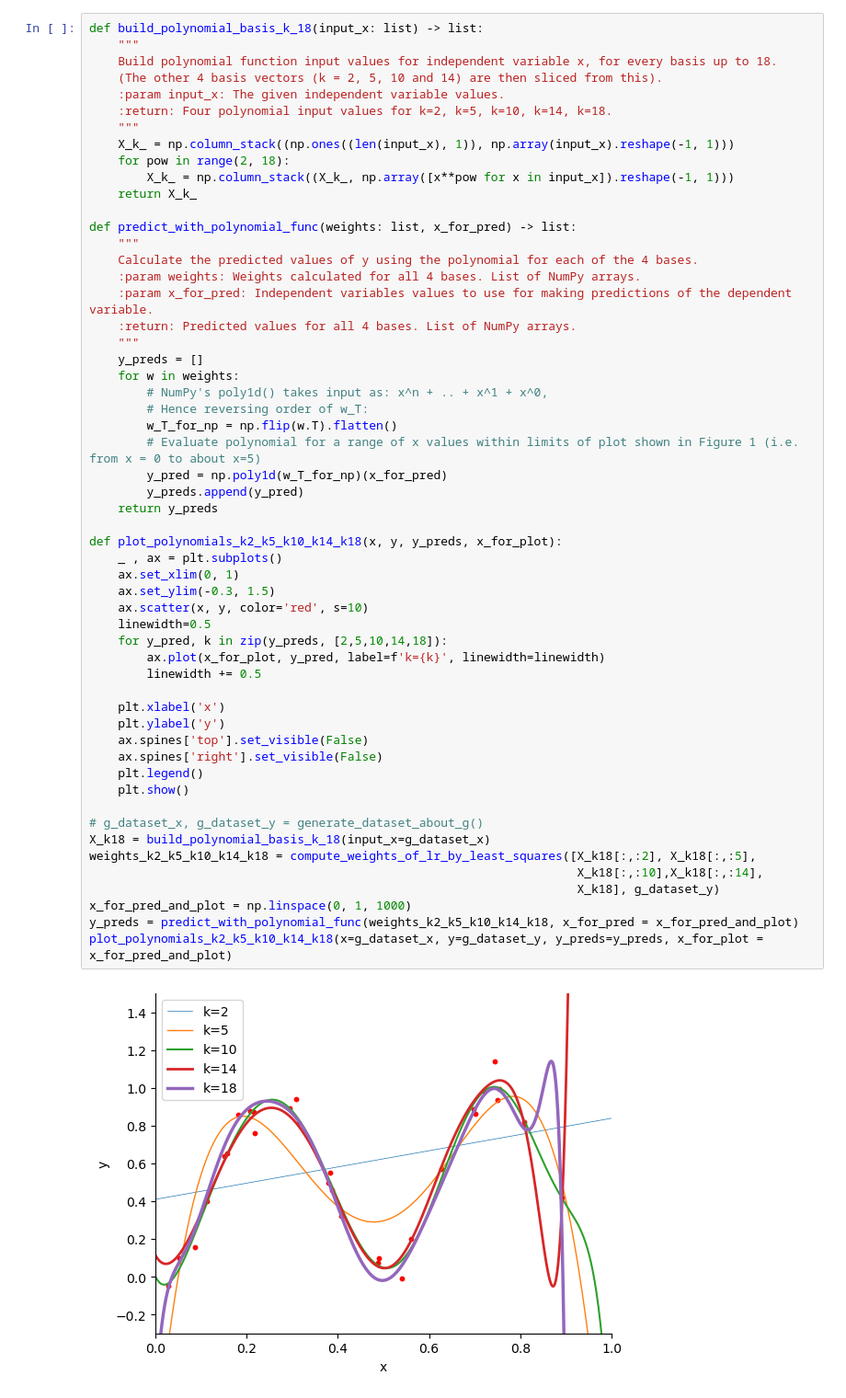
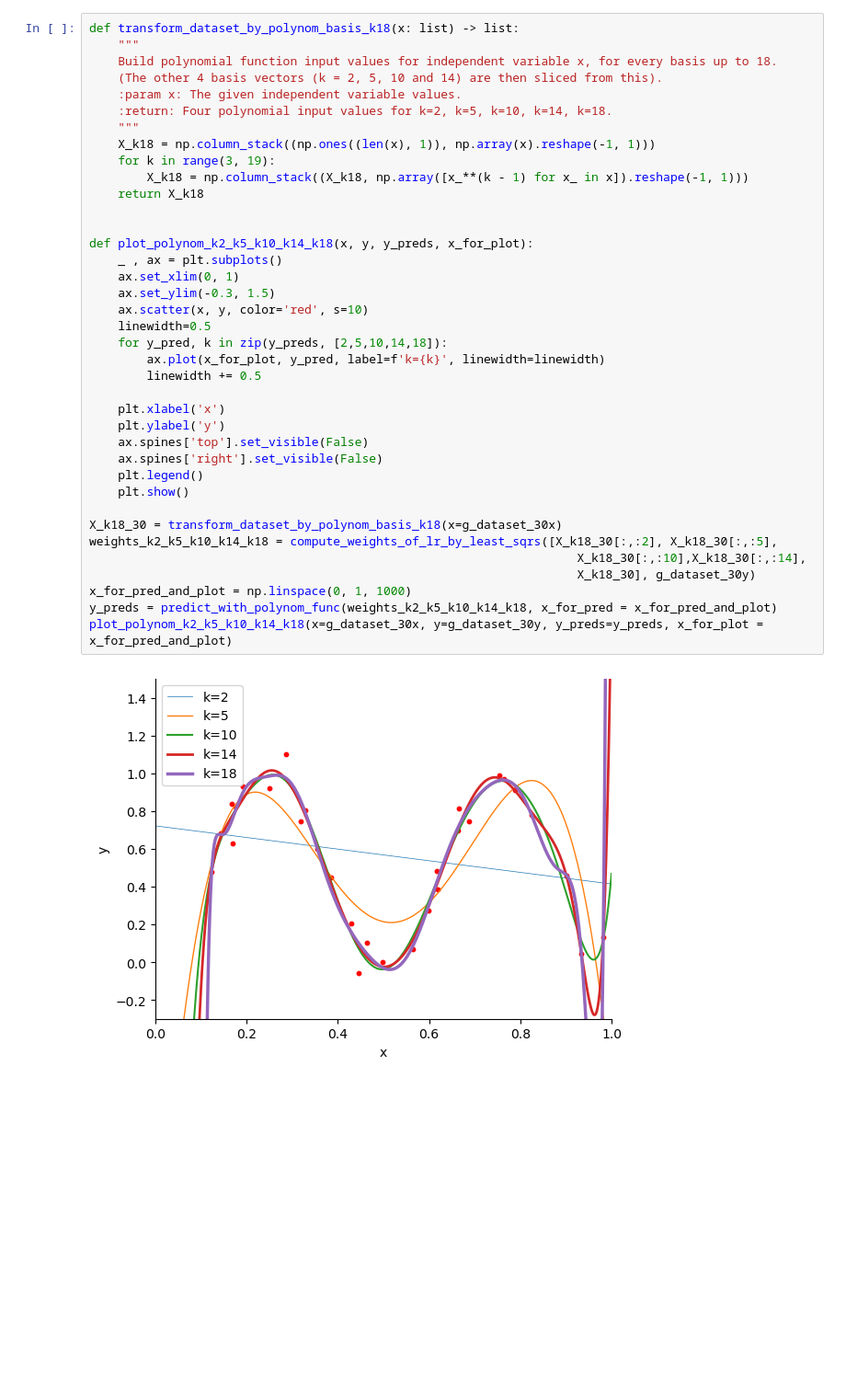
Before and after one commit to zibaee-2021/ASSIGNMENTS, a Jupyter notebook: SL_ASSIGNMENTS/PART_ONE/Part1.1.ipynb, the cells around one changed output. Shown at 92% size. Saved outputs shown, nothing was run; the diff lists cells and outputs as text; blank space fills up the shorter version.

```diff
--- a/SL_ASSIGNMENTS/PART_ONE/Part1.1.ipynb
+++ b/SL_ASSIGNMENTS/PART_ONE/Part1.1.ipynb
@@ -178,57 +200,40 @@ plot_g_0p07_and_sin_sqrd_2pi_x(g_dataset_x, g_dataset_y, y)
 # %%
-def build_polynomial_basis_k_18(input_x: list) -> list:
+def transform_dataset_by_polynom_basis_k18(x: list) -> list:
     """
     Build polynomial function input values for independent variable x, for every basis up to 18.
     (The other 4 basis vectors (k = 2, 5, 10 and 14) are then sliced from this).
-    :param input_x: The given independent variable values.
+    :param x: The given independent variable values.
     :return: Four polynomial input values for k=2, k=5, k=10, k=14, k=18.
     """
-    X_k_ = np.column_stack((np.ones((len(input_x), 1)), np.array(input_x).reshape(-1, 1)))
-    for pow in range(2, 18):
-        X_k_ = np.column_stack((X_k_, np.array([x**pow for x in input_x]).reshape(-1, 1)))
-    return X_k_
+    X_k18 = np.column_stack((np.ones((len(x), 1)), np.array(x).reshape(-1, 1)))
+    for k in range(3, 19):
+        X_k18 = np.column_stack((X_k18, np.array([x_**(k - 1) for x_ in x]).reshape(-1, 1)))
+    return X_k18
 
-def predict_with_polynomial_func(weights: list, x_for_pred) -> list:
-    """
-    Calculate the predicted values of y using the polynomial for each of the 4 bases.
-    :param weights: Weights calculated for all 4 bases. List of NumPy arrays.
-    :param x_for_pred: Independent variables values to use for making predictions of the dependent variable.
-    :return: Predicted values for all 4 bases. List of NumPy arrays.
-    """
-    y_preds = []
-    for w in weights:
-        # NumPy's poly1d() takes input as: x^n + .. + x^1 + x^0,
-        # Hence reversing order of w_T:
-        w_T_for_np = np.flip(w.T).flatten()
-        # Evaluate polynomial for a range of x values within limits of plot shown in Figure 1 (i.e. from x = 0 to about x=5)
-        y_pred = np.poly1d(w_T_for_np)(x_for_pred)
-        y_preds.append(y_pred)
-    return y_preds
 
-def plot_polynomials_k2_k5_k10_k14_k18(x, y, y_preds, x_for_plot):
+def plot_polynom_k2_k5_k10_k14_k18(x, y, y_preds, x_for_plot):
     _ , ax = plt.subplots()
     ax.set_xlim(0, 1)
     ax.set_ylim(-0.3, 1.5)
     ax.scatter(x, y, color='red', s=10)
     linewidth=0.5
     for y_pred, k in zip(y_preds, [2,5,10,14,18]):
         ax.plot(x_for_plot, y_pred, label=f'k={k}', linewidth=linewidth)
         linewidth += 0.5
 
     plt.xlabel('x')
     plt.ylabel('y')
     ax.spines['top'].set_visible(False)
     ax.spines['right'].set_visible(False)
     plt.legend()
     plt.show()
 
-# g_dataset_x, g_dataset_y = generate_dataset_about_g()
-X_k18 = build_polynomial_basis_k_18(input_x=g_dataset_x)
-weights_k2_k5_k10_k14_k18 = compute_weights_of_lr_by_least_squares([X_k18[:,:2], X_k18[:,:5],
-                                                                    X_k18[:,:10],X_k18[:,:14],
-                                                                    X_k18], g_dataset_y)
+X_k18_30 = transform_dataset_by_polynom_basis_k18(x=g_dataset_30x)
+weights_k2_k5_k10_k14_k18 = compute_weights_of_lr_by_least_sqrs([X_k18_30[:,:2], X_k18_30[:,:5],
+                                                                    X_k18_30[:,:10],X_k18_30[:,:14],
+                                                                    X_k18_30], g_dataset_30y)
 x_for_pred_and_plot = np.linspace(0, 1, 1000)
-y_preds = predict_with_polynomial_func(weights_k2_k5_k10_k14_k18, x_for_pred = x_for_pred_and_plot)
-plot_polynomials_k2_k5_k10_k14_k18(x=g_dataset_x, y=g_dataset_y, y_preds=y_preds, x_for_plot = x_for_pred_and_plot)
+y_preds = predict_with_polynom_func(weights_k2_k5_k10_k14_k18, x_for_pred = x_for_pred_and_plot)
+plot_polynom_k2_k5_k10_k14_k18(x=g_dataset_30x, y=g_dataset_30y, y_preds=y_preds, x_for_plot = x_for_pred_and_plot)
 # %% [output]
-[figure, old version]
+[figure, new version]
```
Also changed, not shown: parts of 28 cells of this notebook.
